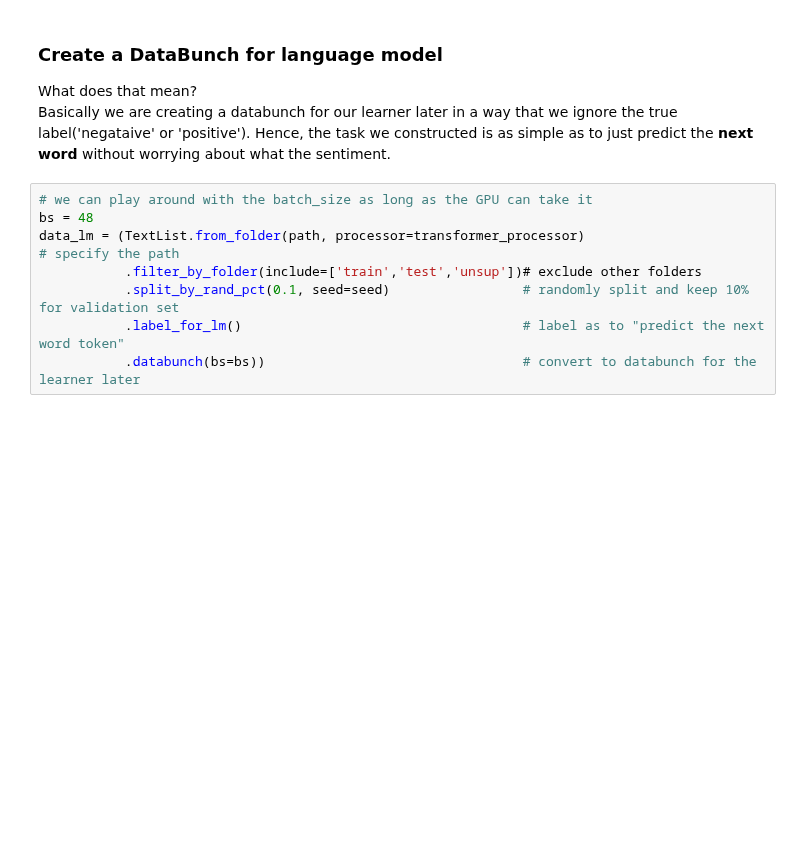
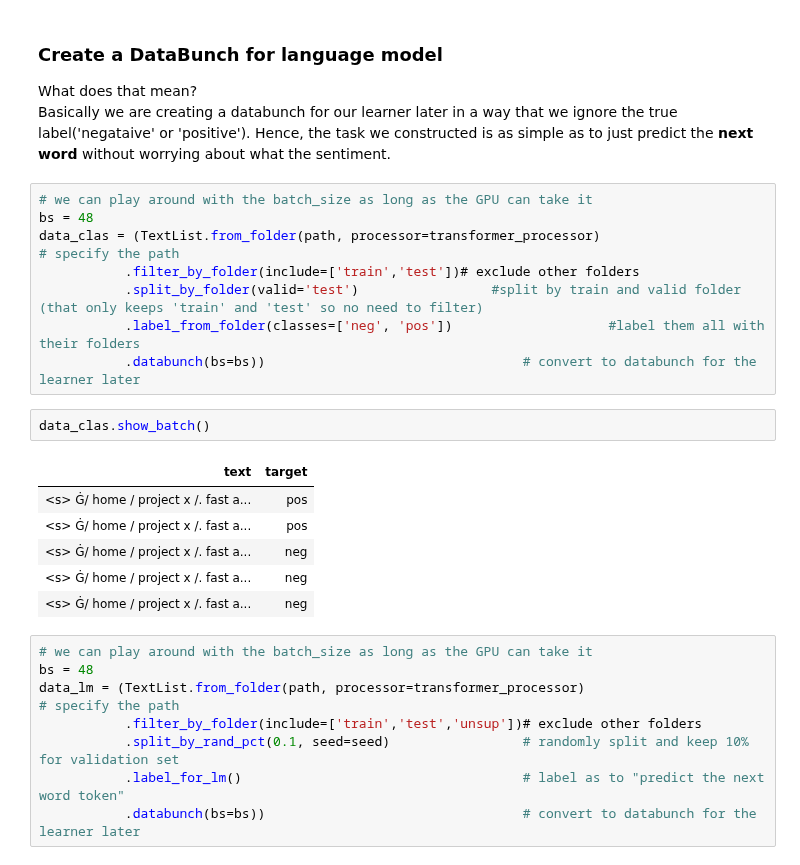
Before and after one commit to Sylar257/Transformers-in-NLP, a Jupyter notebook: Implement various Transformers with FastAI.ipynb, the cells around one changed output. Saved outputs shown, nothing was run; the diff lists cells and outputs as text; blank space fills up the shorter version.

```diff
--- a/Implement various Transformers with FastAI.ipynb
+++ b/Implement various Transformers with FastAI.ipynb
@@ -251,6 +275,23 @@ Thus, training could take advantage of using 'train', 'test', and 'unsup' folder
 ### Create a DataBunch for language model
 What does that mean?<br>
 Basically we are creating a databunch for our learner later in a way that we ignore the true label('negataive' or  'positive'). Hence, the task we constructed is as simple as to just predict the **next word** without worrying about what the sentiment.
+# %%
+# we can play around with the batch_size as long as the GPU can take it
+bs = 48
+data_clas = (TextList.from_folder(path, processor=transformer_processor)                         # specify the path
+           .filter_by_folder(include=['train','test'])# exclude other folders
+           .split_by_folder(valid='test')                 #split by train and valid folder (that only keeps 'train' and 'test' so no need to filter)
+           .label_from_folder(classes=['neg', 'pos'])                    #label them all with their folders
+           .databunch(bs=bs))                                 # convert to databunch for the learner later
+# %%
+data_clas.show_batch()
+# %% [output]
+| text | target |
+| <s> Ġ/ home / project x /. fast a... | pos |
+| <s> Ġ/ home / project x /. fast a... | pos |
+| <s> Ġ/ home / project x /. fast a... | neg |
+| <s> Ġ/ home / project x /. fast a... | neg |
+| <s> Ġ/ home / project x /. fast a... | neg |
 # %%
 # we can play around with the batch_size as long as the GPU can take it
 bs = 48
```
Also changed, not shown: parts of 9 cells of this notebook.
